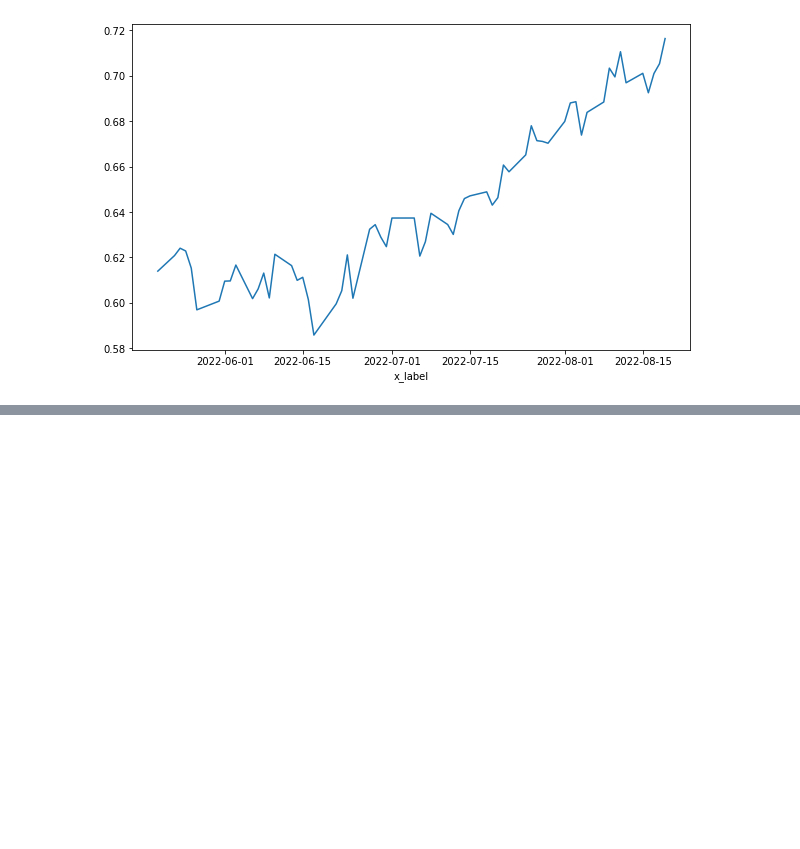
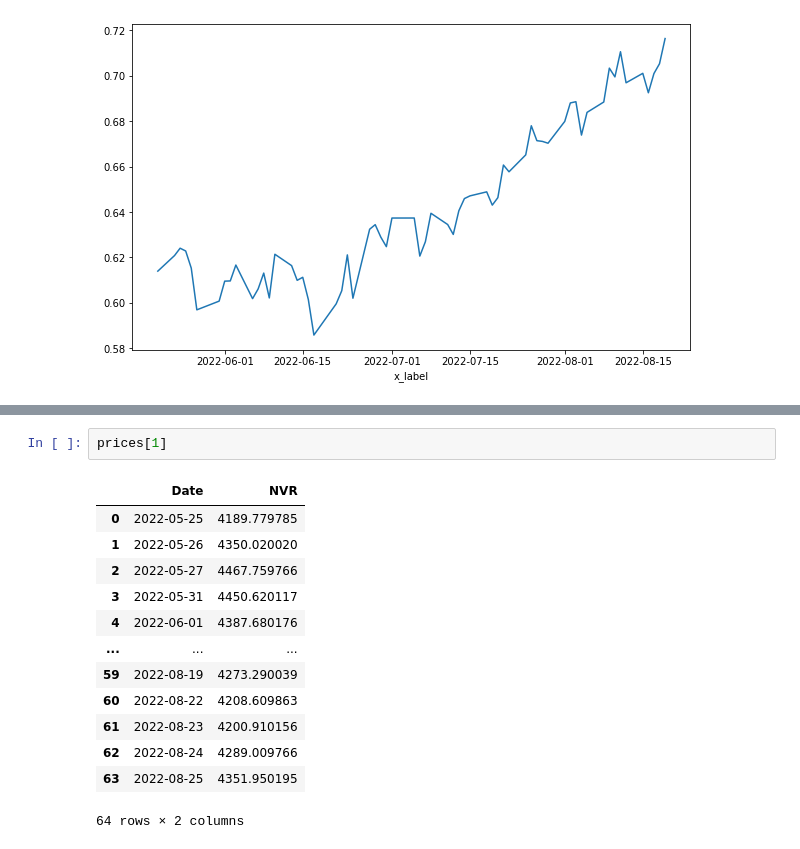
Before and after one commit to greengamma/long-short-trade-ideas-generator, a Jupyter notebook: notebooks/frontendpracticedata.ipynb, the cells around one changed output, grey strips where cells are left out. Saved outputs shown, nothing was run; the diff lists cells and outputs as text; blank space fills up the shorter version.

```diff
--- a/notebooks/frontendpracticedata.ipynb
+++ b/notebooks/frontendpracticedata.ipynb
@@ -62,0 +97,16 @@ Text(0.5, 0, 'x_label')
+# %%
+prices[1]
+# %% [output]
+|  | Date | NVR |
+| 0 | 2022-05-25 | 4189.779785 |
+| 1 | 2022-05-26 | 4350.020020 |
+| 2 | 2022-05-27 | 4467.759766 |
+| 3 | 2022-05-31 | 4450.620117 |
+| 4 | 2022-06-01 | 4387.680176 |
+| ... | ... | ... |
+| 59 | 2022-08-19 | 4273.290039 |
+| 60 | 2022-08-22 | 4208.609863 |
+| 61 | 2022-08-23 | 4200.910156 |
+| 62 | 2022-08-24 | 4289.009766 |
+| 63 | 2022-08-25 | 4351.950195 |
+64 rows × 2 columns
```
Also changed, not shown: parts of 6 cells of this notebook, 4 other files.
